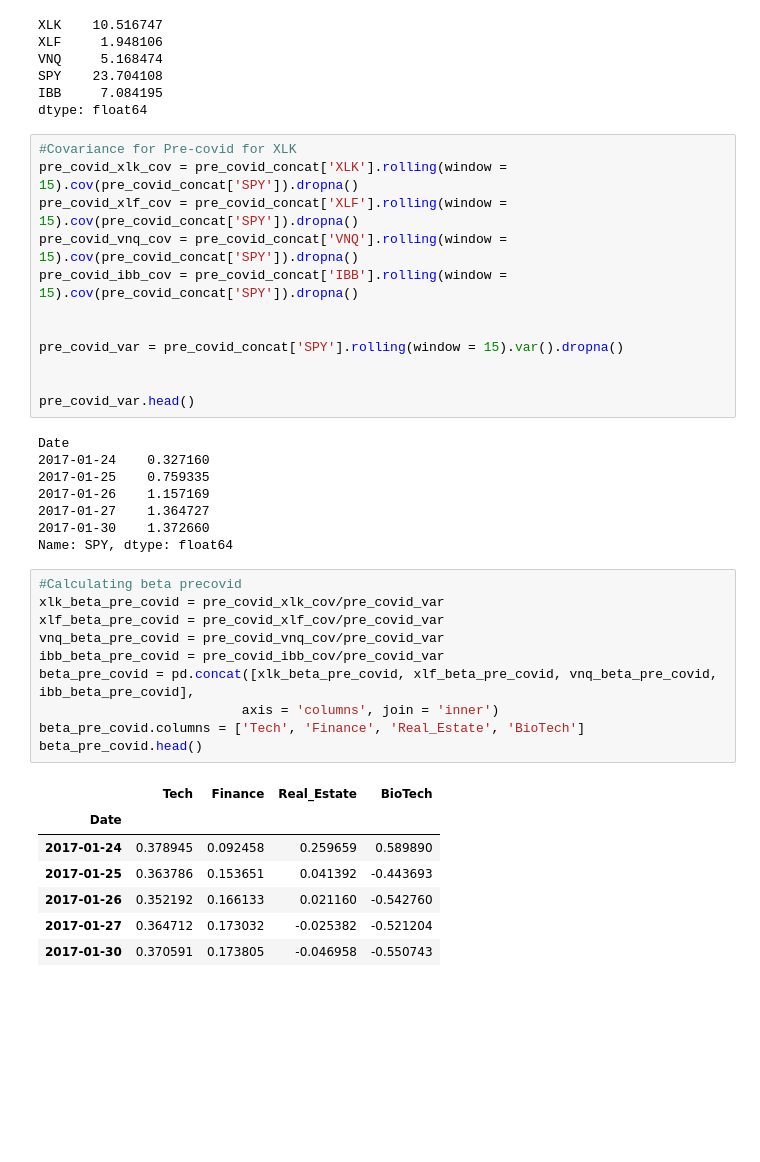
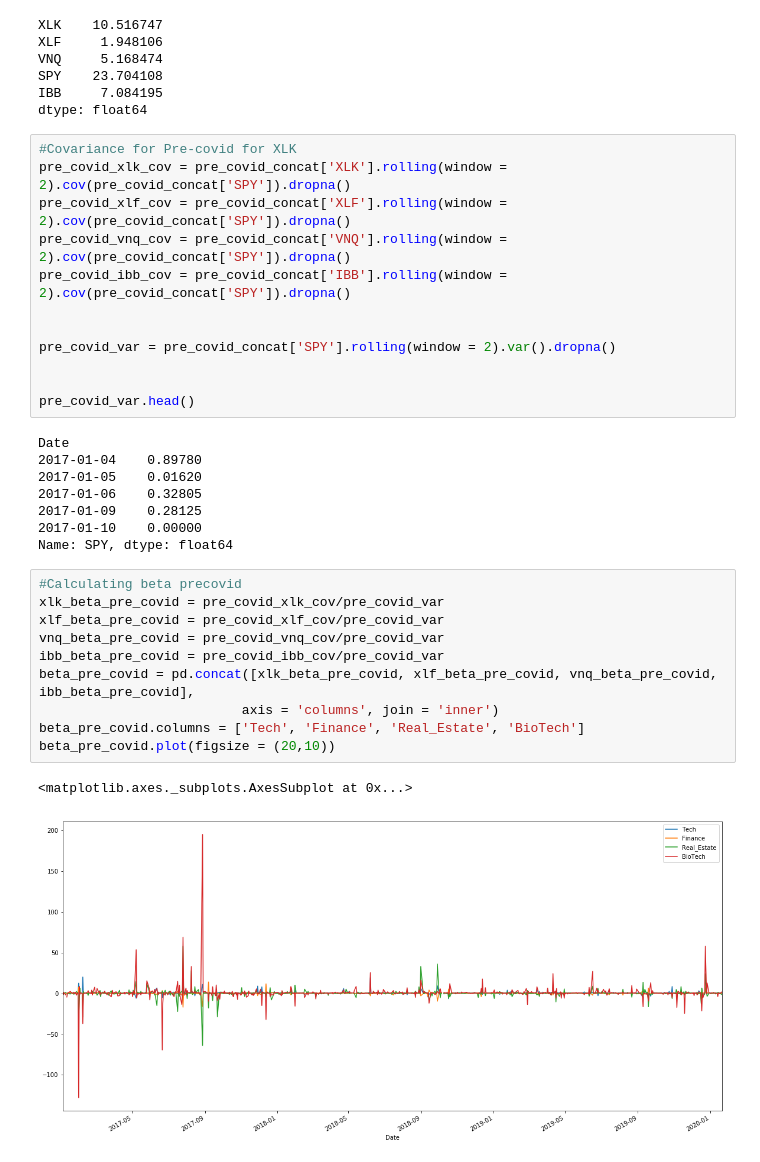
Before and after one commit to julian1765/Project_1, a Jupyter notebook: Covid_Nov_7.ipynb, the cells around one changed output. Cells and saved outputs as stored; diff of their text form; blank space fills up the shorter version.

```diff
--- a/Covid_Nov_7.ipynb
+++ b/Covid_Nov_7.ipynb
@@ -196,41 +197,36 @@ IBB     7.084195
 dtype: float64
 # %%
 #Covariance for Pre-covid for XLK
-pre_covid_xlk_cov = pre_covid_concat['XLK'].rolling(window = 15).cov(pre_covid_concat['SPY']).dropna()
-pre_covid_xlf_cov = pre_covid_concat['XLF'].rolling(window = 15).cov(pre_covid_concat['SPY']).dropna()
-pre_covid_vnq_cov = pre_covid_concat['VNQ'].rolling(window = 15).cov(pre_covid_concat['SPY']).dropna()
-pre_covid_ibb_cov = pre_covid_concat['IBB'].rolling(window = 15).cov(pre_covid_concat['SPY']).dropna()
+pre_covid_xlk_cov = pre_covid_concat['XLK'].rolling(window = 2).cov(pre_covid_concat['SPY']).dropna()
+pre_covid_xlf_cov = pre_covid_concat['XLF'].rolling(window = 2).cov(pre_covid_concat['SPY']).dropna()
+pre_covid_vnq_cov = pre_covid_concat['VNQ'].rolling(window = 2).cov(pre_covid_concat['SPY']).dropna()
+pre_covid_ibb_cov = pre_covid_concat['IBB'].rolling(window = 2).cov(pre_covid_concat['SPY']).dropna()
 
 
-pre_covid_var = pre_covid_concat['SPY'].rolling(window = 15).var().dropna()
+pre_covid_var = pre_covid_concat['SPY'].rolling(window = 2).var().dropna()
 
 
 pre_covid_var.head()
 # %% [output]
 Date
-2017-01-24    0.327160
-2017-01-25    0.759335
-2017-01-26    1.157169
-2017-01-27    1.364727
-2017-01-30    1.372660
+2017-01-04    0.89780
+2017-01-05    0.01620
+2017-01-06    0.32805
+2017-01-09    0.28125
+2017-01-10    0.00000
 Name: SPY, dtype: float64
 # %%
 #Calculating beta precovid
 xlk_beta_pre_covid = pre_covid_xlk_cov/pre_covid_var
 xlf_beta_pre_covid = pre_covid_xlf_cov/pre_covid_var
 vnq_beta_pre_covid = pre_covid_vnq_cov/pre_covid_var
 ibb_beta_pre_covid = pre_covid_ibb_cov/pre_covid_var
 beta_pre_covid = pd.concat([xlk_beta_pre_covid, xlf_beta_pre_covid, vnq_beta_pre_covid, ibb_beta_pre_covid],
                           axis = 'columns', join = 'inner')
 beta_pre_covid.columns = ['Tech', 'Finance', 'Real_Estate', 'BioTech']
-beta_pre_covid.head()
+beta_pre_covid.plot(figsize = (20,10))
 # %% [output]
-|  | Tech | Finance | Real_Estate | BioTech |
-| Date |  |  |  |  |
-| 2017-01-24 | 0.378945 | 0.092458 | 0.259659 | 0.589890 |
-| 2017-01-25 | 0.363786 | 0.153651 | 0.041392 | -0.443693 |
-| 2017-01-26 | 0.352192 | 0.166133 | 0.021160 | -0.542760 |
-| 2017-01-27 | 0.364712 | 0.173032 | -0.025382 | -0.521204 |
-| 2017-01-30 | 0.370591 | 0.173805 | -0.046958 | -0.550743 |
+<matplotlib.axes._subplots.AxesSubplot at 0x...>
+[figure, added]
 # %%
 #Graphs
```
Also changed, not shown: parts of 16 cells of this notebook.
